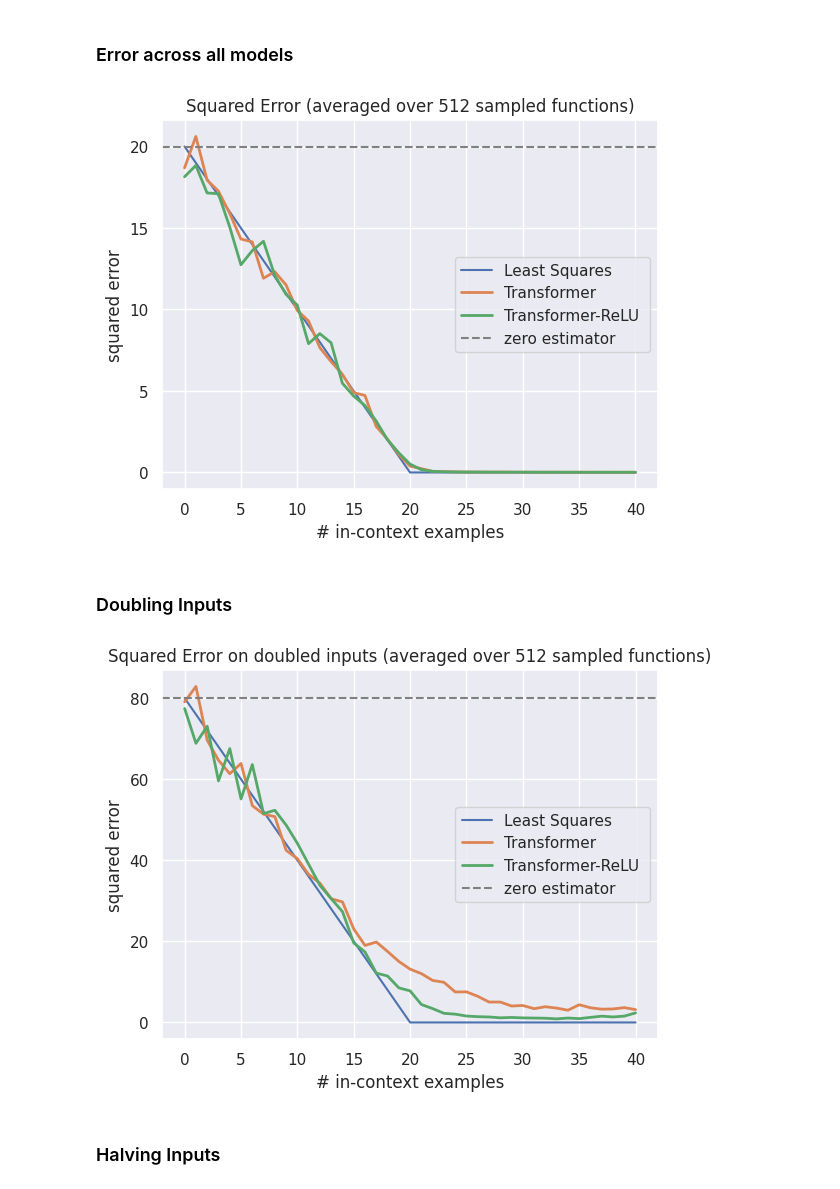
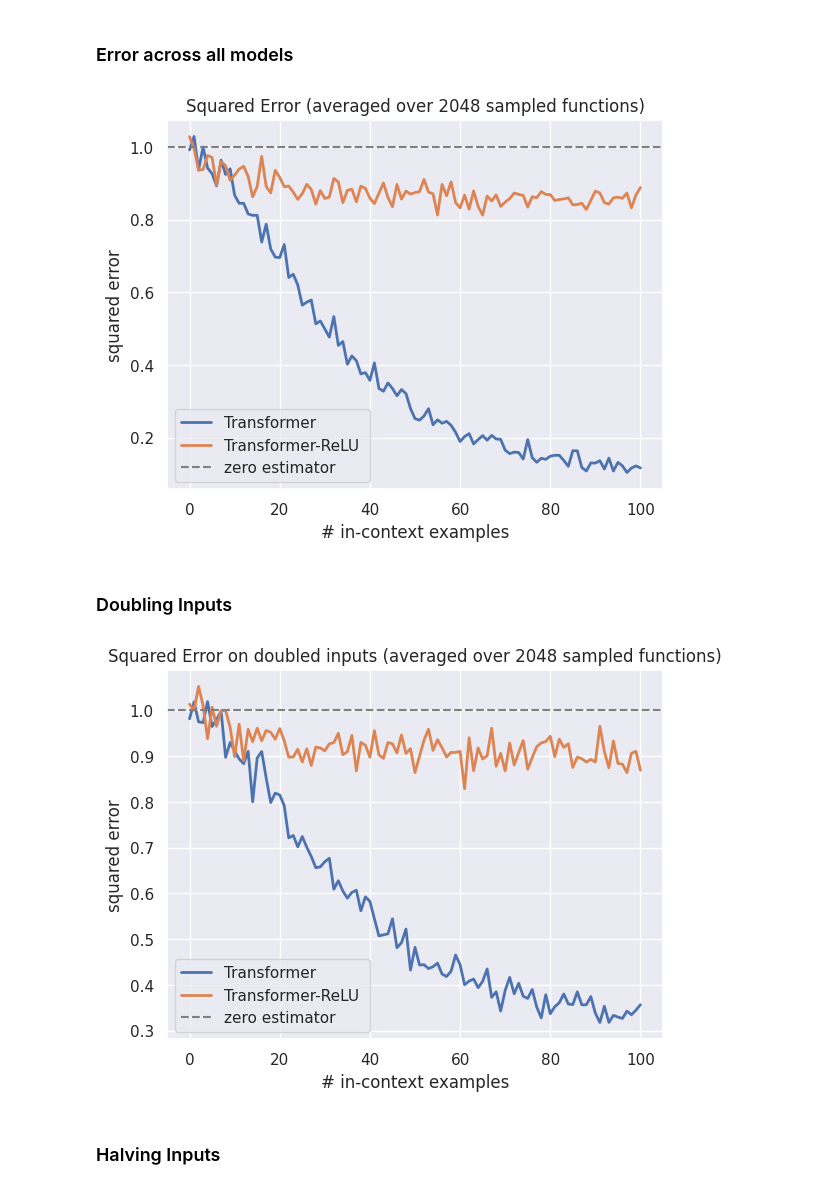
Before and after one commit to nelson-lojo/in-context-learning, a Jupyter notebook: src/eval.ipynb, the cells around one changed output. Saved outputs shown, nothing was run; the diff lists cells and outputs as text; code cells hidden in the pictures.

Commit message:
plotting DT

```diff
--- a/src/eval.ipynb
+++ b/src/eval.ipynb
@@ -102,7 +99,7 @@ naives = {
 # %% [markdown]
 ### Error across all models
 # %%
-BATCH_SIZE = 512
+BATCH_SIZE = 2048
 plt.title(f"Squared Error (averaged over {BATCH_SIZE} sampled functions)")
 
 if task in optimals.keys():
@@ -112,35 +109,43 @@ errs = {
     row["model"] : get_err_from_run(
         row["run_path"],
         mutate_bs=bs(BATCH_SIZE)
-    )
+    ).cpu()
     for _, row in models.iterrows()
 }
 
 plot_model_errs(errs, baseline=naives[task], no_std_dev=True)
 # %% [output]
-[figure, old version]
+[figure, new version]
 # %% [markdown]
 ### Doubling Inputs
 # %%
-BATCH_SIZE = 512
+BATCH_SIZE = 2048
 double = scale(2)
 
 plt.title(f"Squared Error on doubled inputs (averaged over {BATCH_SIZE} sampled functions)")
 
 if task in optimals.keys():
     plt.plot(optimals[task]["error"] * double(1)**2, label=optimals[task]["label"])
 
 errs = {
     row["model"] : get_err_from_run(
         row["run_path"],
         mutate_xs=double, mutate_bs=bs(BATCH_SIZE)
-    )
+    ).cpu()
     for _, row in models.iterrows()
 }
 
-plot_model_errs(errs, baseline=naives[task] * double(1)**2, no_std_dev=True)
+baseline = naives[task]
+if task in ("linear_regression", "sparse_linear_regression"):
+    baseline *= double(1)**2
+
+plot_model_errs(
+    errs,
+    baseline=baseline,
+    no_std_dev=True
+)
 # %% [output]
-[figure, old version]
+[figure, new version]
 # %% [markdown]
 ### Halving Inputs
 # %%
```
Also changed, not shown: parts of 13 cells of this notebook, 1 other file.
